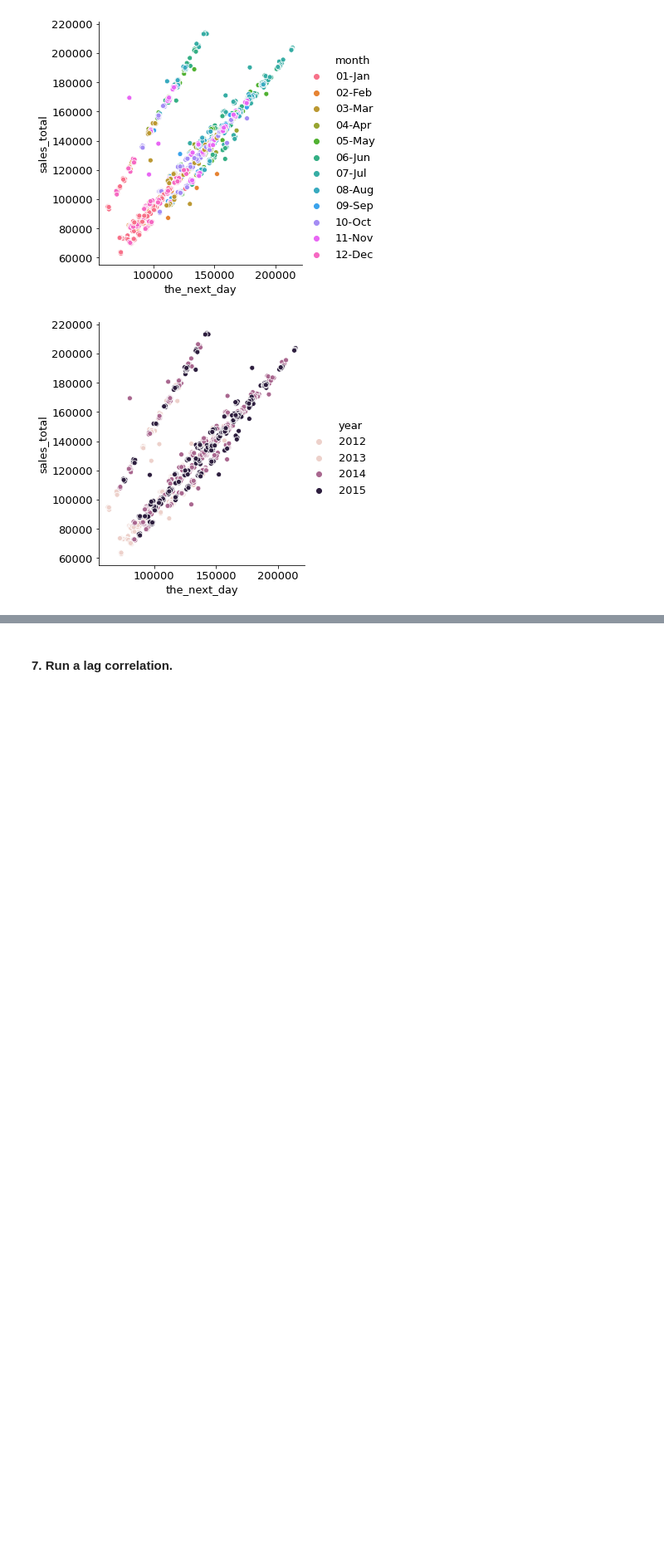
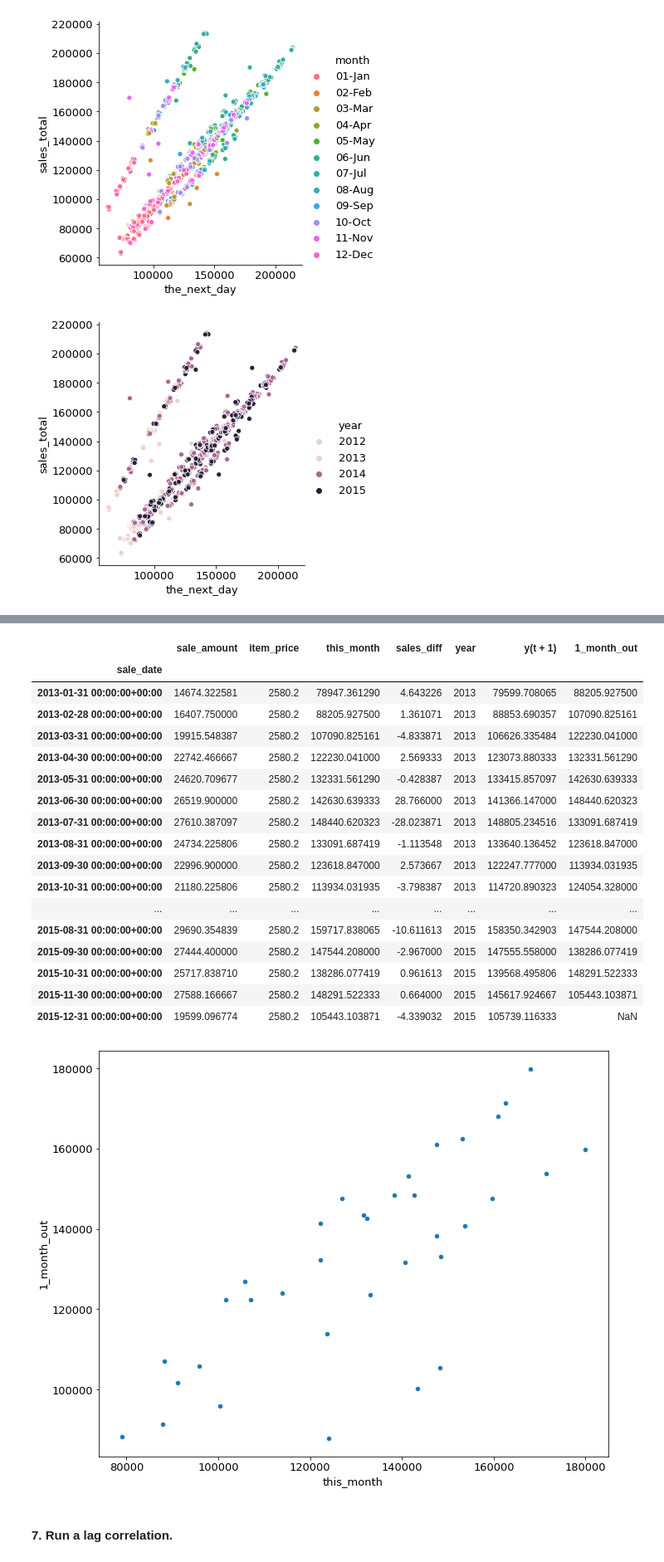
Before and after one commit to CSolitaire/time-series-exercises, a Jupyter notebook: explore.ipynb, the cells around one changed output, grey strips where cells are left out. Shown at 83% size. Saved outputs shown, nothing was run; the diff lists cells and outputs as text; code cells hidden in the pictures; blank space fills up the shorter version.

```diff
--- a/explore.ipynb
+++ b/explore.ipynb
@@ -223,3 +244,31 @@ day.head()
+# %%
+# Monthly Lag Plot
+
+weekly = train.resample('M').mean()
+weekly['1_month_out'] = weekly.sales_total.shift(-1)
+weekly = weekly.rename(columns={'sales_total': 'this_month'})
+weekly.plot.scatter(x='this_month', y='1_month_out')
+weekly
+# %% [output]
+|  | sale_amount | item_price | this_month | sales_diff | year | y(t + 1) | 1_month_out |
+| sale_date |  |  |  |  |  |  |  |
+| 2013-01-31 00:00:00+00:00 | 14674.322581 | 2580.2 | 78947.361290 | 4.643226 | 2013 | 79599.708065 | 88205.927500 |
+| 2013-02-28 00:00:00+00:00 | 16407.750000 | 2580.2 | 88205.927500 | 1.361071 | 2013 | 88853.690357 | 107090.825161 |
+| 2013-03-31 00:00:00+00:00 | 19915.548387 | 2580.2 | 107090.825161 | -4.833871 | 2013 | 106626.335484 | 122230.041000 |
+| 2013-04-30 00:00:00+00:00 | 22742.466667 | 2580.2 | 122230.041000 | 2.569333 | 2013 | 123073.880333 | 132331.561290 |
+| 2013-05-31 00:00:00+00:00 | 24620.709677 | 2580.2 | 132331.561290 | -0.428387 | 2013 | 133415.857097 | 142630.639333 |
+| 2013-06-30 00:00:00+00:00 | 26519.900000 | 2580.2 | 142630.639333 | 28.766000 | 2013 | 141366.147000 | 148440.620323 |
+| 2013-07-31 00:00:00+00:00 | 27610.387097 | 2580.2 | 148440.620323 | -28.023871 | 2013 | 148805.234516 | 133091.687419 |
+| 2013-08-31 00:00:00+00:00 | 24734.225806 | 2580.2 | 133091.687419 | -1.113548 | 2013 | 133640.136452 | 123618.847000 |
+| 2013-09-30 00:00:00+00:00 | 22996.900000 | 2580.2 | 123618.847000 | 2.573667 | 2013 | 122247.777000 | 113934.031935 |
+| 2013-10-31 00:00:00+00:00 | 21180.225806 | 2580.2 | 113934.031935 | -3.798387 | 2013 | 114720.890323 | 124054.328000 |
+| ... | ... | ... | ... | ... | ... | ... | ... |
+| 2015-08-31 00:00:00+00:00 | 29690.354839 | 2580.2 | 159717.838065 | -10.611613 | 2015 | 158350.342903 | 147544.208000 |
+| 2015-09-30 00:00:00+00:00 | 27444.400000 | 2580.2 | 147544.208000 | -2.967000 | 2015 | 147555.558000 | 138286.077419 |
+| 2015-10-31 00:00:00+00:00 | 25717.838710 | 2580.2 | 138286.077419 | 0.961613 | 2015 | 139568.495806 | 148291.522333 |
+| 2015-11-30 00:00:00+00:00 | 27588.166667 | 2580.2 | 148291.522333 | 0.664000 | 2015 | 145617.924667 | 105443.103871 |
+| 2015-12-31 00:00:00+00:00 | 19599.096774 | 2580.2 | 105443.103871 | -4.339032 | 2015 | 105739.116333 | NaN |
+[figure, added]
 # %% [markdown]
 #### 7. Run a lag correlation.
 # %%
```
Also changed, not shown: parts of 13 cells of this notebook.
